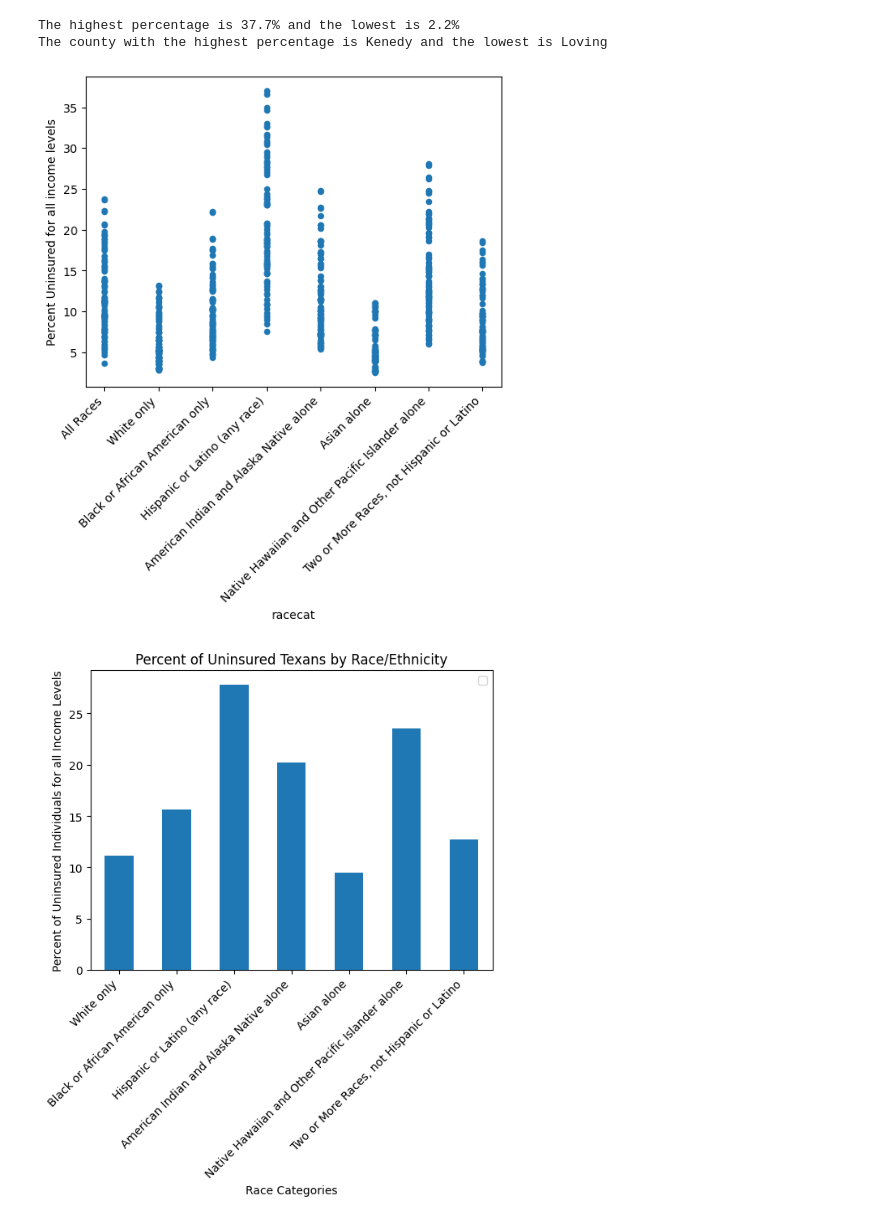
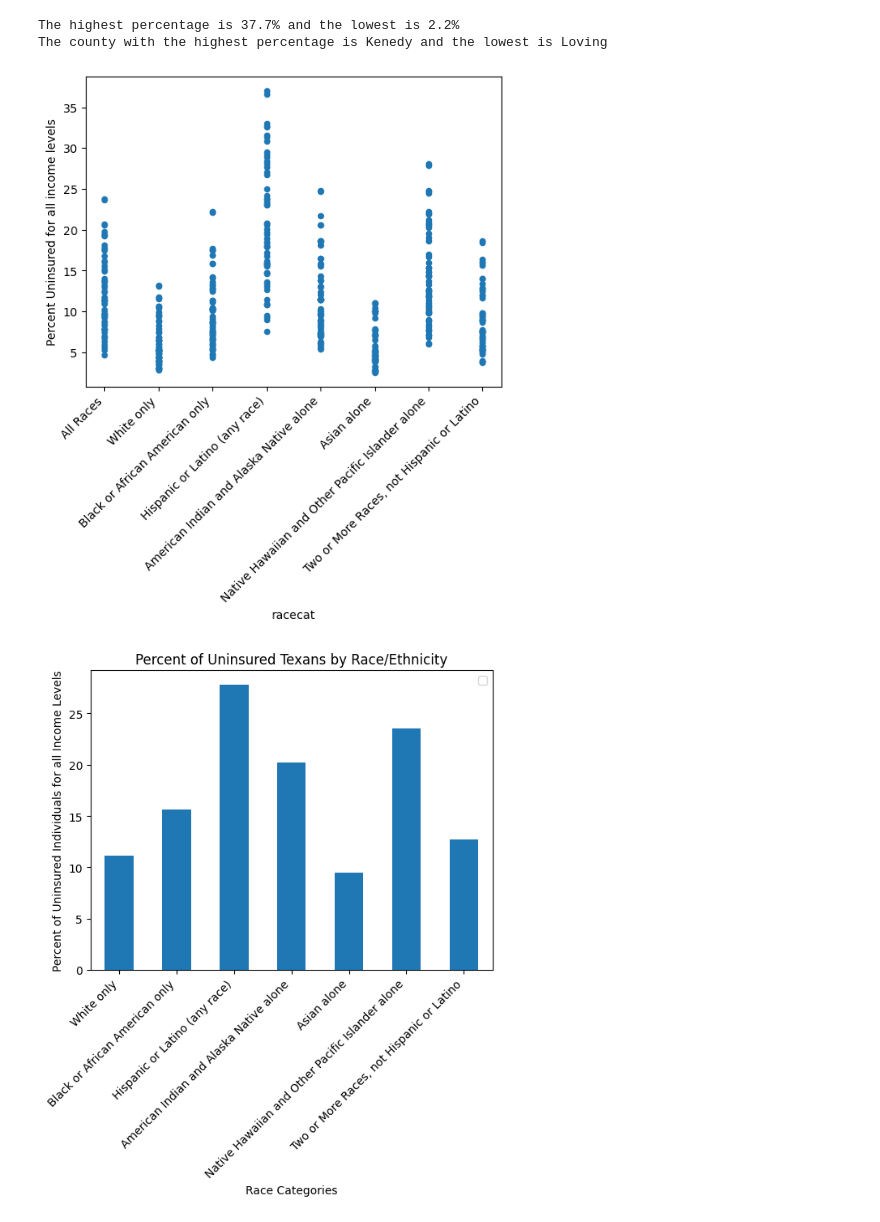
Before and after one commit to AntoAAAAAAAA/Disparities-Dashboard, a Jupyter notebook: InsuranceCoverage/Insurance_Coverage.ipynb, the cells around one changed output. Saved outputs shown, nothing was run; the diff lists cells and outputs as text; code cells hidden in the pictures.

```diff
--- a/InsuranceCoverage/Insurance_Coverage.ipynb
+++ b/InsuranceCoverage/Insurance_Coverage.ipynb
@@ -60,13 +60,15 @@ The county with the highest percentage is Kenedy and the lowest is Loving
 # %%
 race_data = texas_data[texas_data['county_name'] == ''].copy()
 hmap = {0:'All Races', 1:'White only', 2:'Black or African American only', 3:'Hispanic or Latino (any race)',
         4:'American Indian and Alaska Native alone', 5:'Asian alone', 6:'Native Hawaiian and Other Pacific Islander alone',
         7:'Two or More Races, not Hispanic or Latino'}
 
 race_data['racecat'] = race_data['racecat'].map(hmap)
+race_data = race_data[(race_data['sexcat'] == 1) | (race_data['sexcat'] == 2)]
 race_data.plot(x='racecat', y='Percent Uninsured for all income levels', kind='scatter')
 plt.xticks(rotation = 45, ha = 'right')
+plt.title('')
 plt.show()
 # %% [output]
-[figure, old version]
+[figure, new version]
 # %%
```
Also changed, not shown: parts of 2 cells of this notebook.
